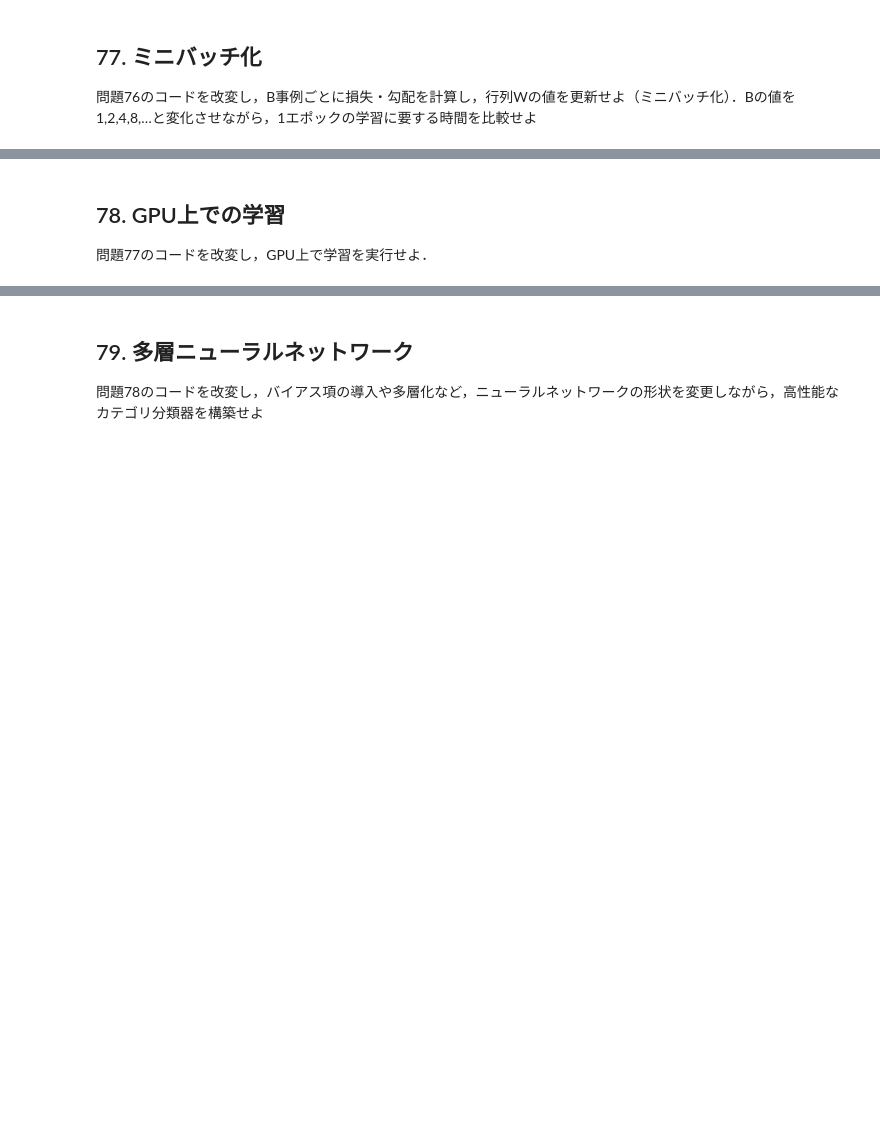
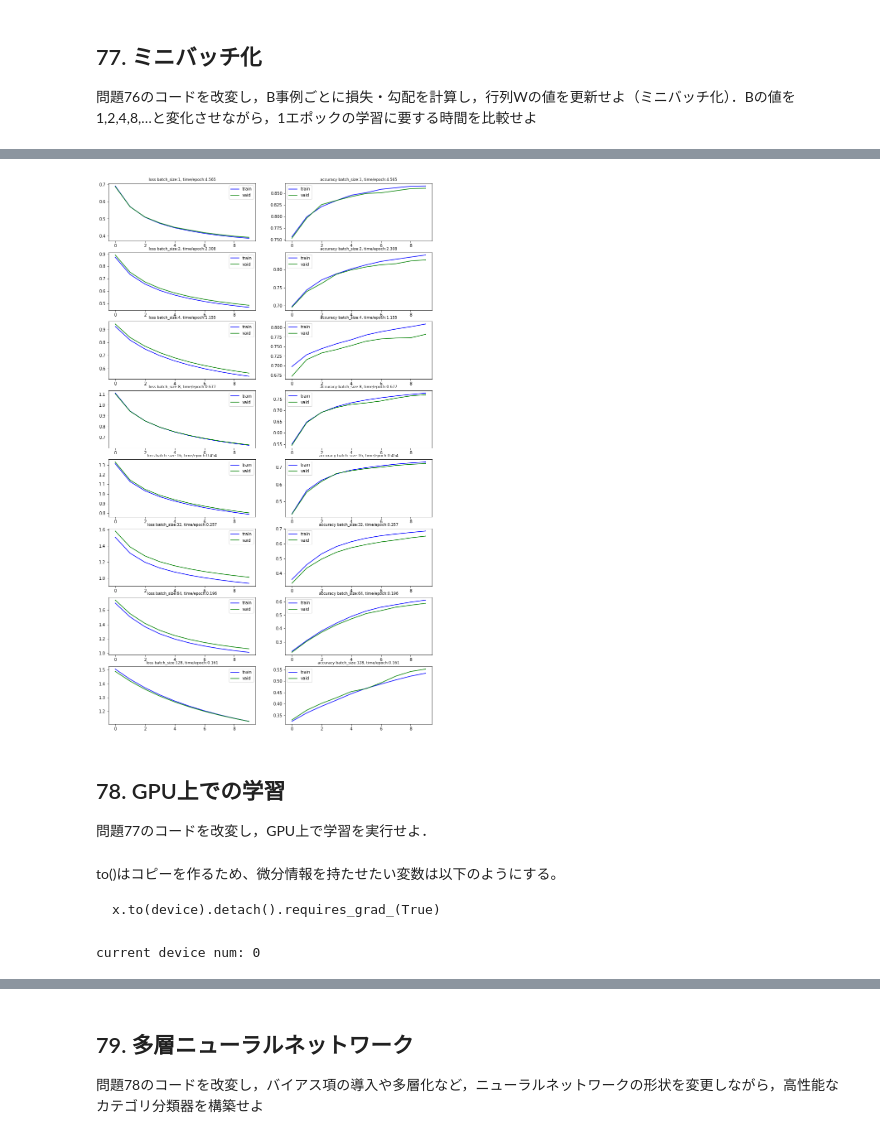
Before and after one commit to Nshisei/NLP100knock, a Jupyter notebook: NLP100knock_08.ipynb, the cells around one changed output, grey strips where cells are left out. Drawn from its saved outputs; the diff is of its cells as text; code cells hidden in the pictures; blank space fills up the shorter version.

````diff
--- a/NLP100knock_08.ipynb
+++ b/NLP100knock_08.ipynb
@@ -577,23 +617,27 @@ KeyboardInterrupt:
 # %%
 num = len(batch_sizes)
 fig, axes = plt.subplots(num, 2,figsize=(14,3*num))
 for b_size, data, ax in zip(batch_sizes, result, axes):
 
     # 損失をplot
-    a[0].plot(d[2], c='blue', label='train')
-    a[0].plot(d[4], c='green', label='vaid')
-    a[0].set_title('loss')
-    a[0].legend()
+    ax[0].plot(data[2], c='blue', label='train')
+    ax[0].plot(data[4], c='green', label='vaid')
+    ax[0].set_title(f'loss batch_size:{b_size}, time/epoch:{data[1]:.3f}', fontsize=9)
+    ax[0].legend()
     # 正解率をplot
-    a[1].plot(d[3], c='blue', label='train')
-    a[1].plot(d[5], c='green', label='vaid')
-    a[1].set_title('accuracy')
-    a[1].legend()
-
-    a.set_title(f'batch_size:{b_size}, time/epoch:{d[1]}')
-
+    ax[1].plot(data[3], c='blue', label='train')
+    ax[1].plot(data[5], c='green', label='vaid')
+    ax[1].set_title(f'accuracy batch_size:{b_size}, time/epoch:{data[1]:.3f}', fontsize=9)
+    ax[1].legend()
 
 plt.show()
+# %% [output]
+[figure, added]
 # %% [markdown]
 ## 78. GPU上での学習
 問題77のコードを改変し，GPU上で学習を実行せよ．
+# %% [markdown]
+to()はコピーを作るため、微分情報を持たせたい変数は以下のようにする。
+```
+x.to(device).detach().requires_grad_(True)
+```
@@ -600,2 +648,7 @@ plt.show()
+# %%
+# 確認
+print('current device num:', torch.cuda.current_device())
+# %% [output]
+current device num: 0
 # %%
 # GPU
````
Also changed, not shown: parts of 20 cells of this notebook.
